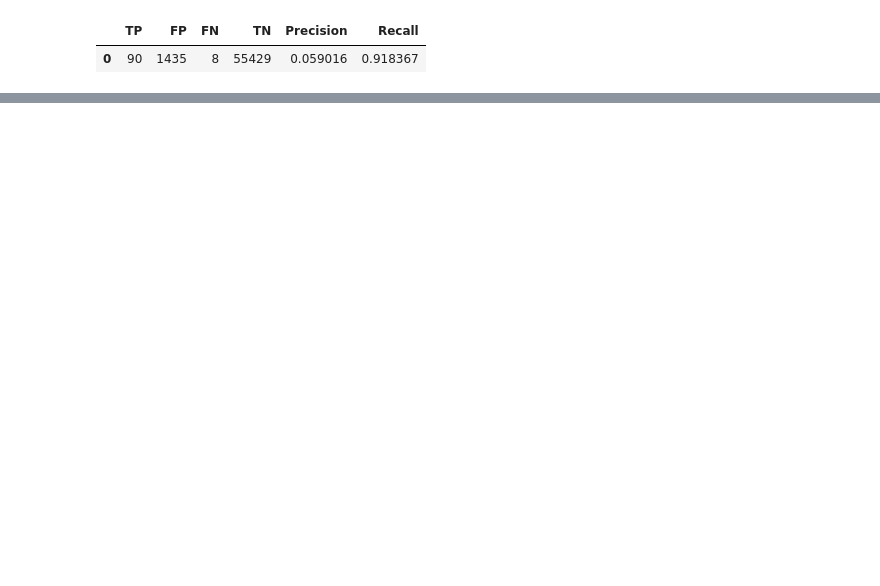
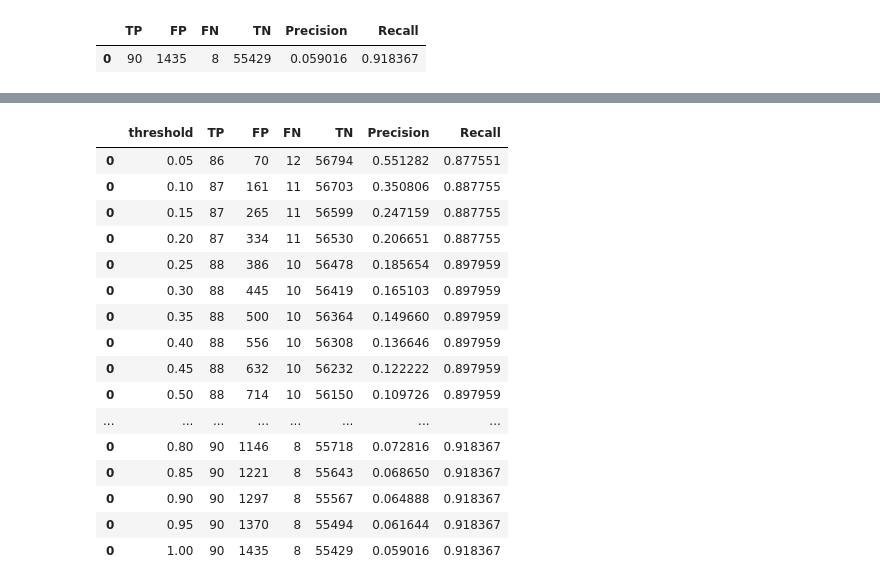
Before and after one commit to DoubleCyclone/Credit-Card-Fraud-Detection, a Jupyter notebook: notebooks/credit_card_fraud_detection.ipynb, the cells around one changed output, grey strips where cells are left out. Drawn from its saved outputs; the diff is of its cells as text; code cells hidden in the pictures; blank space fills up the shorter version.

Commit message:
Trained Decision Tree Classifier, analyzed different thresholds for SMOTE and picked optimals for each model.

```diff
--- a/notebooks/credit_card_fraud_detection.ipynb
+++ b/notebooks/credit_card_fraud_detection.ipynb
@@ -357,12 +359,13 @@ And in a blink, 500~ samples of fraud transactions turned into 200000~ samples.
 # 4 - Model Training
 Our data looks finally ready to train a model on. So let's start with building models and comparing their performances. At first, I want to train a **Logistic Regression** model on the data that had the class imbalance so that the comparison is clear.
 # %%
-def train_model(train_data: pd.DataFrame, test_data: pd.DataFrame, train_labels, model_type = "LR") :
+def train_model(train_data: pd.DataFrame, test_data: pd.DataFrame, train_labels, model_type = "LR", return_model = False) :
 
   # Check model type
   if model_type == "LR":
-    # Initialize baseline model
-    model = LogisticRegression(max_iter=5000, random_state=42)
+    model = LogisticRegression(random_state=42)
+  elif model_type =="DTC": # Corrected from "DTR" to "DTC"
+    model = DecisionTreeClassifier(random_state=42)
   else:
     return
 
@@ -372,5 +375,9 @@ def train_model(train_data: pd.DataFrame, test_data: pd.DataFrame, train_labels,
   # Predict on test data
   predictions = model.predict(test_data)
 
-  return predictions
+  # Return model if requested, otherwise return predictions
+  if return_model:
+      return model, predictions
+  else:
+      return predictions
 # %%
@@ -445,0 +456,47 @@ metrics_lr_smote.head()
+# %%
+def smote_analysis(data_train, data_test, labels_train, labels_test, model_type) :
+  # Decide on thresholds
+  thresholds = [x / 100.0 for x in range(5, 105, 5)]
+
+  # Crate a DataFrame
+  metrics = pd.DataFrame(columns=['threshold','TP','FP','FN','TN','Precision','Recall'])
+
+  for threshold in thresholds :
+    # Initialize SMOTE
+    smote = SMOTE(sampling_strategy=threshold, random_state=42)
+
+    # Run SMOTE on the dataset
+    X_train, y_train = smote.fit_resample(data_train, labels_train)
+
+    # Train model on smote
+    pred = train_model(X_train, data_test, y_train, model_type)
+
+    # Calculate the model's metrics
+    new_metrics_row = calculate_pr(pred, labels_test.values.ravel())
+    new_metrics_row["threshold"] = threshold
+
+    # Append the new row
+    metrics = pd.concat([metrics, new_metrics_row])
+
+  return metrics.head(100)
+# %%
+# Takes some time
+smote_analysis(X_train_scaled, X_test_scaled, y_train, y_test, "LR")
+# %% [output]
+|  | threshold | TP | FP | FN | TN | Precision | Recall |
+| 0 | 0.05 | 86 | 70 | 12 | 56794 | 0.551282 | 0.877551 |
+| 0 | 0.10 | 87 | 161 | 11 | 56703 | 0.350806 | 0.887755 |
+| 0 | 0.15 | 87 | 265 | 11 | 56599 | 0.247159 | 0.887755 |
+| 0 | 0.20 | 87 | 334 | 11 | 56530 | 0.206651 | 0.887755 |
+| 0 | 0.25 | 88 | 386 | 10 | 56478 | 0.185654 | 0.897959 |
+| 0 | 0.30 | 88 | 445 | 10 | 56419 | 0.165103 | 0.897959 |
+| 0 | 0.35 | 88 | 500 | 10 | 56364 | 0.149660 | 0.897959 |
+| 0 | 0.40 | 88 | 556 | 10 | 56308 | 0.136646 | 0.897959 |
+| 0 | 0.45 | 88 | 632 | 10 | 56232 | 0.122222 | 0.897959 |
+| 0 | 0.50 | 88 | 714 | 10 | 56150 | 0.109726 | 0.897959 |
+| ... | ... | ... | ... | ... | ... | ... | ... |
+| 0 | 0.80 | 90 | 1146 | 8 | 55718 | 0.072816 | 0.918367 |
+| 0 | 0.85 | 90 | 1221 | 8 | 55643 | 0.068650 | 0.918367 |
+| 0 | 0.90 | 90 | 1297 | 8 | 55567 | 0.064888 | 0.918367 |
+| 0 | 0.95 | 90 | 1370 | 8 | 55494 | 0.061644 | 0.918367 |
+| 0 | 1.00 | 90 | 1435 | 8 | 55429 | 0.059016 | 0.918367 |
```
Also changed, not shown: parts of 15 cells of this notebook.
